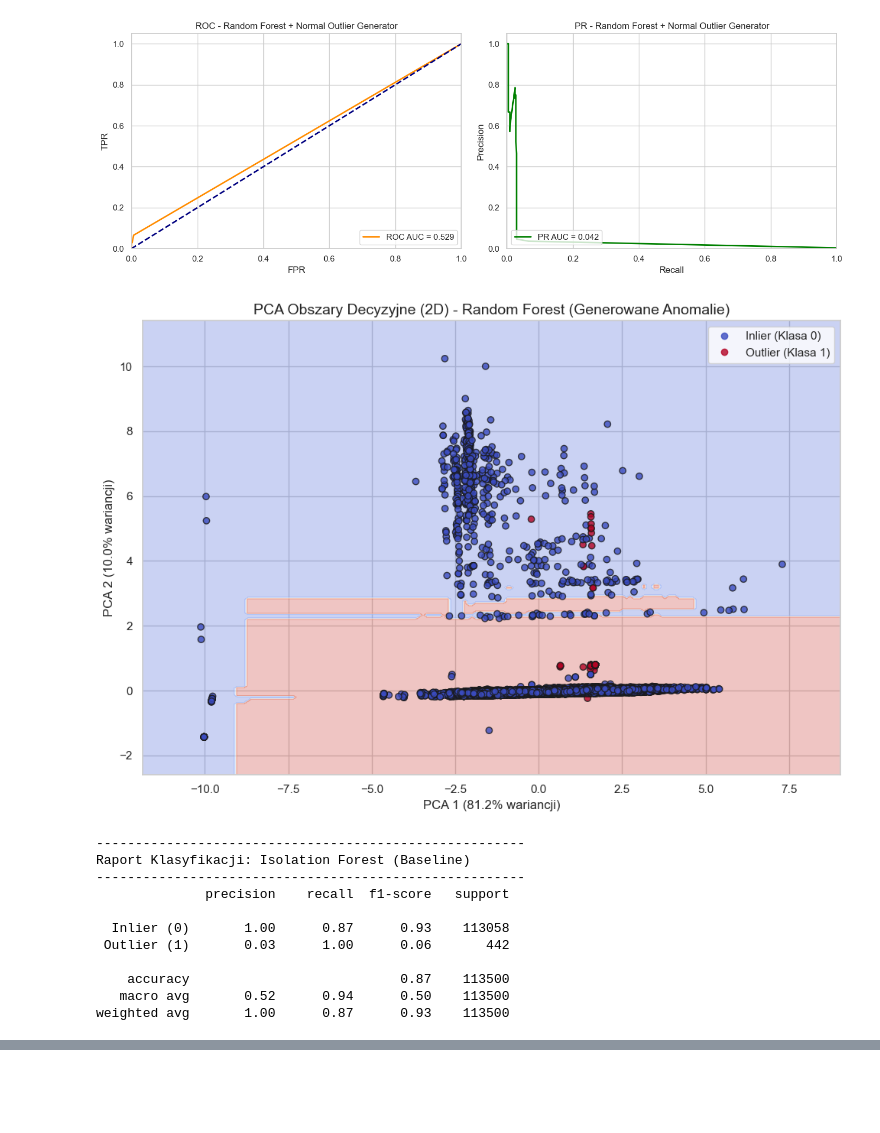
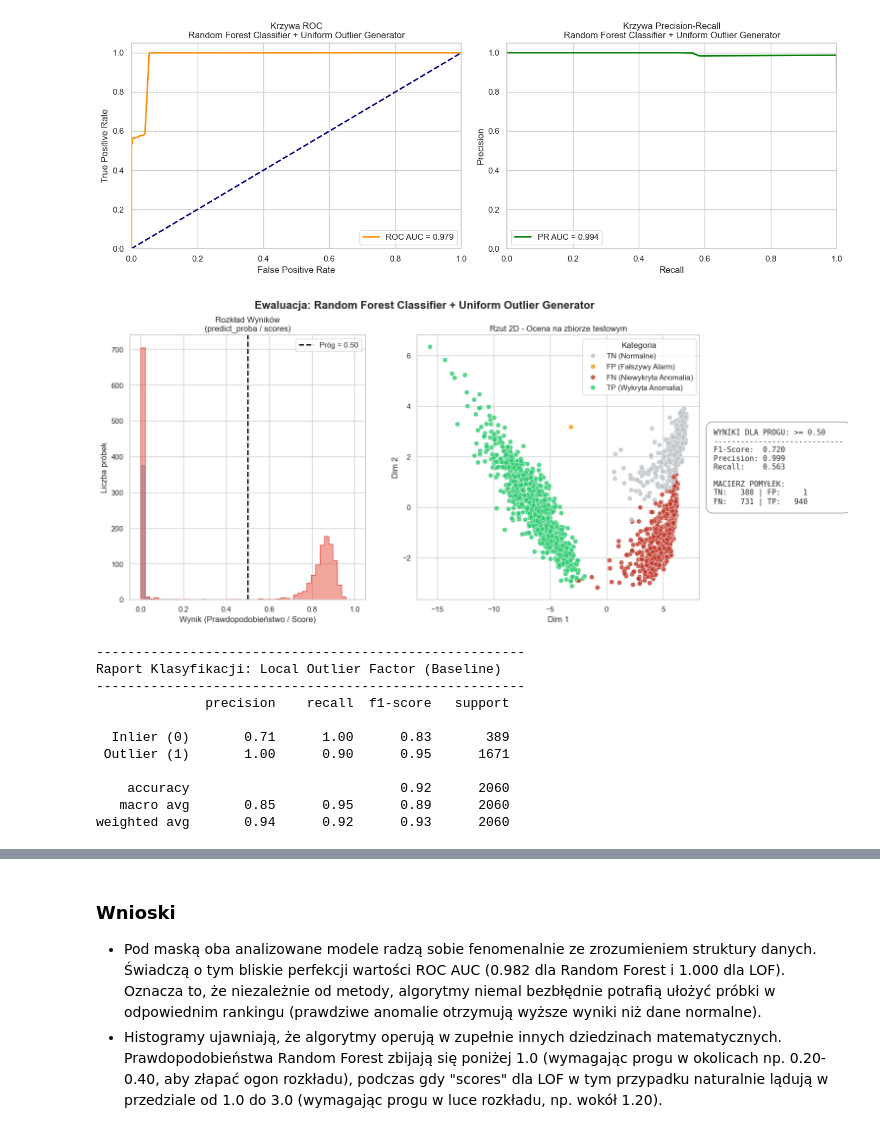
Before and after one commit to nitrazek/outlier-generator-models, a Jupyter notebook: notebooks/main.ipynb, the cells around one changed output, grey strips where cells are left out. Drawn from its saved outputs; the diff is of its cells as text; code cells hidden in the pictures; blank space fills up the shorter version.

```diff
--- a/notebooks/main.ipynb
+++ b/notebooks/main.ipynb
@@ -380,9 +472,7 @@ plot_results(df_results, metric="ROC_AUC")
 # %%
-# KOMÓRKA 6: Pogłębiona analiza na wybranym zbiorze danych
-print("\nGenerowanie analiz pogłębionych (PCA i Krzywe) dla zbioru ODDS...")
+print("\nGenerowanie analiz pogłębionych (Dashboardy) dla zbioru HAR...")
 
-# Pobieramy raz jeszcze do izolacji dla celów wizualizacyjnych
-df_eval, _ = load(Dataset.ODDS)
+df_eval, _ = load(Dataset.HAR)
 X_eval = df_eval.drop(columns=["label"]).values
 y_eval = df_eval["label"].values
 
@@ -390,47 +480,44 @@ X_train_e, X_test_e, y_train_e, y_test_e = train_test_split(
     X_eval, y_eval, test_size=0.2, random_state=42, stratify=y_eval
 )
 
-# Do trenowania PCA bierzemy tylko INLIERS
 X_train_normal_e = X_train_e[y_train_e == 0]
 
-# --- 1. Analiza: Przykładowy model Generatora (np. Random Forest + Normal) ---
-rf_base = ensemble.RandomForestClassifier(random_state=42)
-model_rf_gen = OutlierGenerator(estimator=rf_base, outliers_fn="normal", random_state=42)
-model_rf_gen.fit(X_train_normal_e)
+base = ensemble.RandomForestClassifier(random_state=42, n_jobs=-1)
+model_gen = OutlierGenerator(estimator=base, outliers_fn="uniform", random_state=42)
+model_gen.fit(X_train_normal_e)
+preds_gen = model_gen.predict_proba(X_test_e)[:, 0]
 
-evaluate_and_plot_curves(
-    model=model_rf_gen,
+plot_curves(
+    model=model_gen,
     X_test=X_test_e,
     y_test=y_test_e,
-    model_name="Random Forest + Normal Outlier Generator",
+    model_name="Random Forest Classifier + Uniform Outlier Generator",
     is_baseline=False
 )
-
-plot_pca_decision_boundary(
-    model_class=OutlierGenerator,
-    model_kwargs={"estimator": ensemble.RandomForestClassifier(random_state=42), "outliers_fn": "normal", "random_state": 42},
-    is_baseline=False,
-    X_train=X_train_e, y_train=y_train_e, X_test=X_test_e, y_test=y_test_e,
-    title="Random Forest (Generowane Anomalie)"
+plot_evaluation_dashboard(
+    X=X_test_e,
+    y_true=y_test_e,
+    y_preds=preds_gen,
+    model_name="Random Forest Classifier + Uniform Outlier Generator",
+    threshold=0.5
 )
 
-# --- 2. Analiza: Baseline (Isolation Forest) ---
-model_iso = ensemble.IsolationForest(random_state=42)
-model_iso.fit(X_train_normal_e)
+model_oneclass = neighbors.LocalOutlierFactor(novelty=True, n_jobs=-1)
+model_oneclass.fit(X_train_normal_e)
+preds_oneclass = -model_oneclass.score_samples(X_test_e)
 
-evaluate_and_plot_curves(
-    model=model_iso,
+plot_curves(
+    model=model_oneclass,
     X_test=X_test_e,
     y_test=y_test_e,
-    model_name="Isolation Forest (Baseline)",
+    model_name="Local Outlier Factor (Baseline)",
     is_baseline=True
 )
-
-plot_pca_decision_boundary(
-    model_class=ensemble.IsolationForest,
-    model_kwargs={"random_state": 42},
-    is_baseline=True,
-    X_train=X_train_e, y_train=y_train_e, X_test=X_test_e, y_test=y_test_e,
-    title="Isolation Forest (Klasyczny Model)"
+plot_evaluation_dashboard(
+    X=X_test_e,
+    y_true=y_test_e,
+    y_preds=preds_oneclass,
+    model_name="Local Outlier Factor (Baseline)",
+    threshold=0.0
 )
 # %% [output]
@@ -451,13 +538,13 @@ weighted avg       0.99      1.00      0.99    113500
-[figure, old version]
+[figure, new version]
-[figure, old version]
+[figure, new version]
 -------------------------------------------------------
-Raport Klasyfikacji: Isolation Forest (Baseline)
+Raport Klasyfikacji: Local Outlier Factor (Baseline)
 -------------------------------------------------------
               precision    recall  f1-score   support
 
-  Inlier (0)       1.00      0.87      0.93    113058
- Outlier (1)       0.03      1.00      0.06       442
+  Inlier (0)       0.71      1.00      0.83       389
+ Outlier (1)       1.00      0.90      0.95      1671
 
-    accuracy                           0.87    113500
-   macro avg       0.52      0.94      0.50    113500
-weighted avg       1.00      0.87      0.93    113500
+    accuracy                           0.92      2060
+   macro avg       0.85      0.95      0.89      2060
+weighted avg       0.94      0.92      0.93      2060
@@ -465,0 +553,4 @@ weighted avg       1.00      0.87      0.93    113500
+# %% [markdown]
+### Wnioski
+* Pod maską oba analizowane modele radzą sobie fenomenalnie ze zrozumieniem struktury danych. Świadczą o tym bliskie perfekcji wartości ROC AUC (0.982 dla Random Forest i 1.000 dla LOF). Oznacza to, że niezależnie od metody, algorytmy niemal bezbłędnie potrafią ułożyć próbki w odpowiednim rankingu (prawdziwe anomalie otrzymują wyższe wyniki niż dane normalne).
+* Histogramy ujawniają, że algorytmy operują w zupełnie innych dziedzinach matematycznych. Prawdopodobieństwa Random Forest zbijają się poniżej 1.0 (wymagając progu w okolicach np. 0.20-0.40, aby złapać ogon rozkładu), podczas gdy "scores" dla LOF w tym przypadku naturalnie lądują w przedziale od 1.0 do 3.0 (wymagając progu w luce rozkładu, np. wokół 1.20).
```
Also changed, not shown: parts of 14 cells of this notebook, 1 other file.
